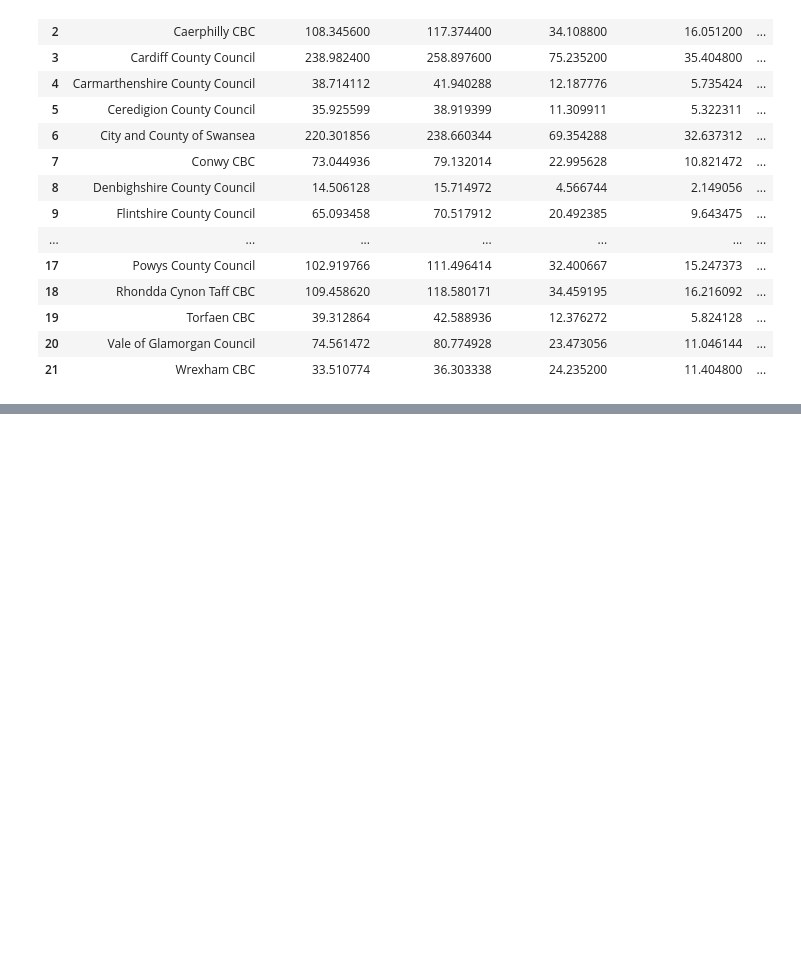
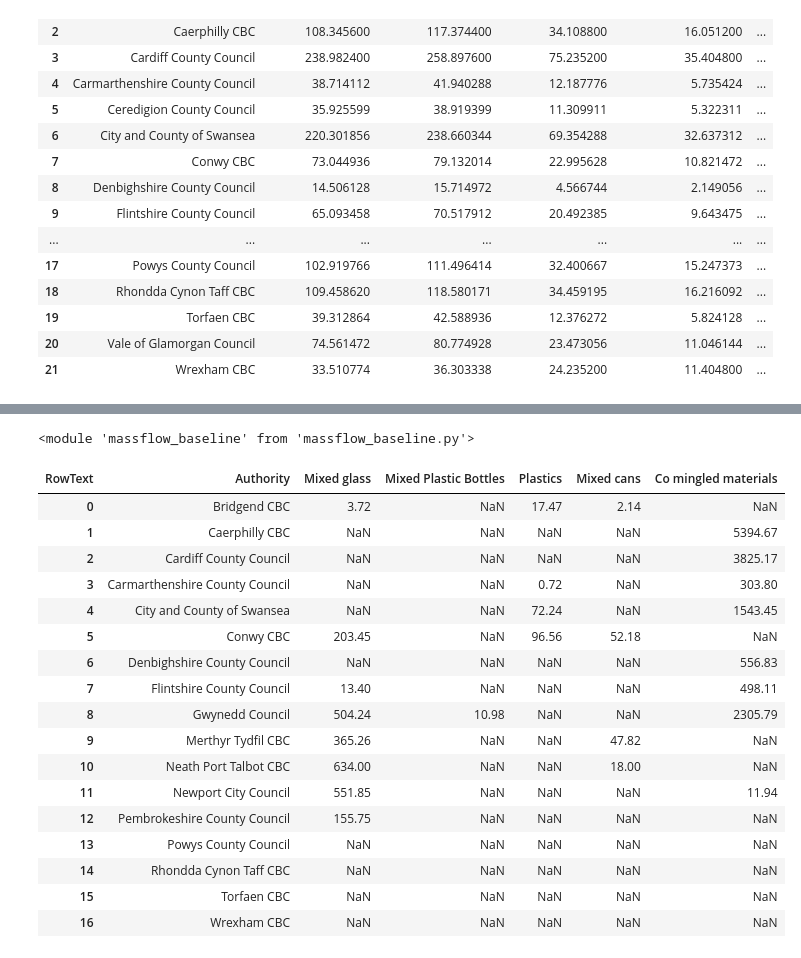
Before and after one commit to joanw0226/foe, a Jupyter notebook: check_1911.ipynb, the cells around one changed output, grey strips where cells are left out. Drawn from its saved outputs; the diff is of its cells as text; code cells hidden in the pictures; blank space fills up the shorter version.

```diff
--- a/check_1911.ipynb
+++ b/check_1911.ipynb
@@ -115,0 +131,25 @@ massflow_baseline.get_massflow_baseline()
+# %%
+reload(massflow_baseline)
+# %% [output]
+<module 'massflow_baseline' from 'massflow_baseline.py'>
+# %%
+massflow_baseline.get_com_rec_la()
+# %% [output]
+| RowText | Authority | Mixed glass | Mixed Plastic Bottles | Plastics | Mixed cans | Co mingled materials |
+| 0 | Bridgend CBC | 3.72 | NaN | 17.47 | 2.14 | NaN |
+| 1 | Caerphilly CBC | NaN | NaN | NaN | NaN | 5394.67 |
+| 2 | Cardiff County Council | NaN | NaN | NaN | NaN | 3825.17 |
+| 3 | Carmarthenshire County Council | NaN | NaN | 0.72 | NaN | 303.80 |
+| 4 | City and County of Swansea | NaN | NaN | 72.24 | NaN | 1543.45 |
+| 5 | Conwy CBC | 203.45 | NaN | 96.56 | 52.18 | NaN |
+| 6 | Denbighshire County Council | NaN | NaN | NaN | NaN | 556.83 |
+| 7 | Flintshire County Council | 13.40 | NaN | NaN | NaN | 498.11 |
+| 8 | Gwynedd Council | 504.24 | 10.98 | NaN | NaN | 2305.79 |
+| 9 | Merthyr Tydfil CBC | 365.26 | NaN | NaN | 47.82 | NaN |
+| 10 | Neath Port Talbot CBC | 634.00 | NaN | NaN | 18.00 | NaN |
+| 11 | Newport City Council | 551.85 | NaN | NaN | NaN | 11.94 |
+| 12 | Pembrokeshire County Council | 155.75 | NaN | NaN | NaN | NaN |
+| 13 | Powys County Council | NaN | NaN | NaN | NaN | NaN |
+| 14 | Rhondda Cynon Taff CBC | NaN | NaN | NaN | NaN | NaN |
+| 15 | Torfaen CBC | NaN | NaN | NaN | NaN | NaN |
+| 16 | Wrexham CBC | NaN | NaN | NaN | NaN | NaN |
```
Also changed, not shown: parts of 4 cells of this notebook, 8 other files.
